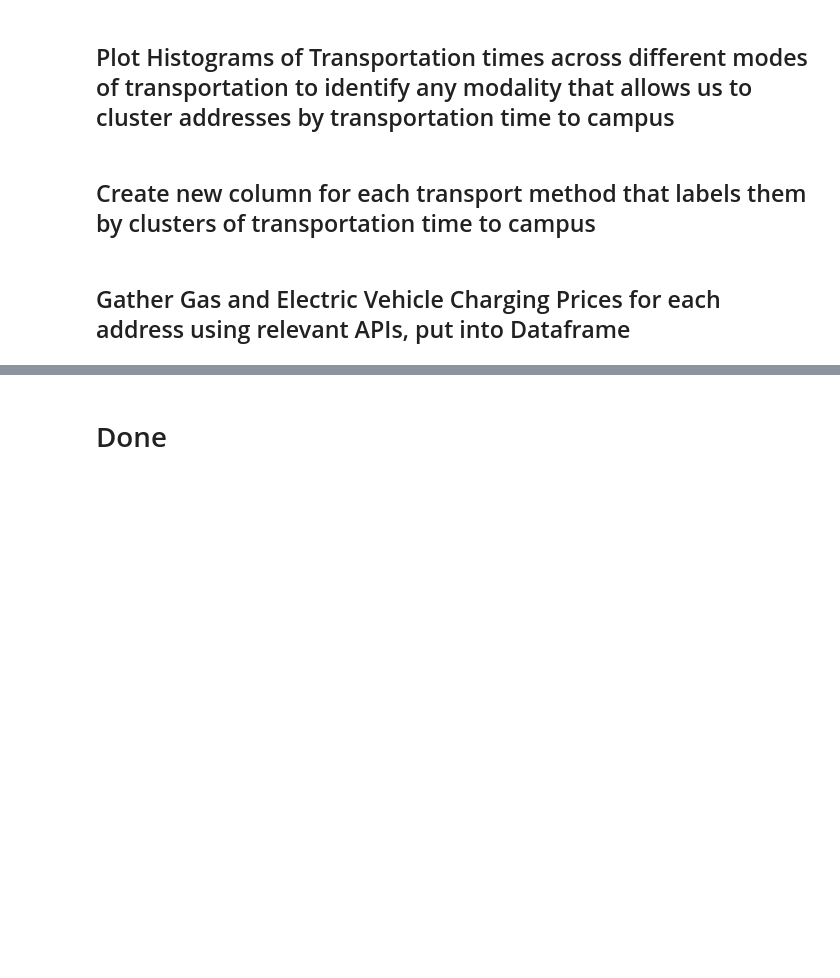
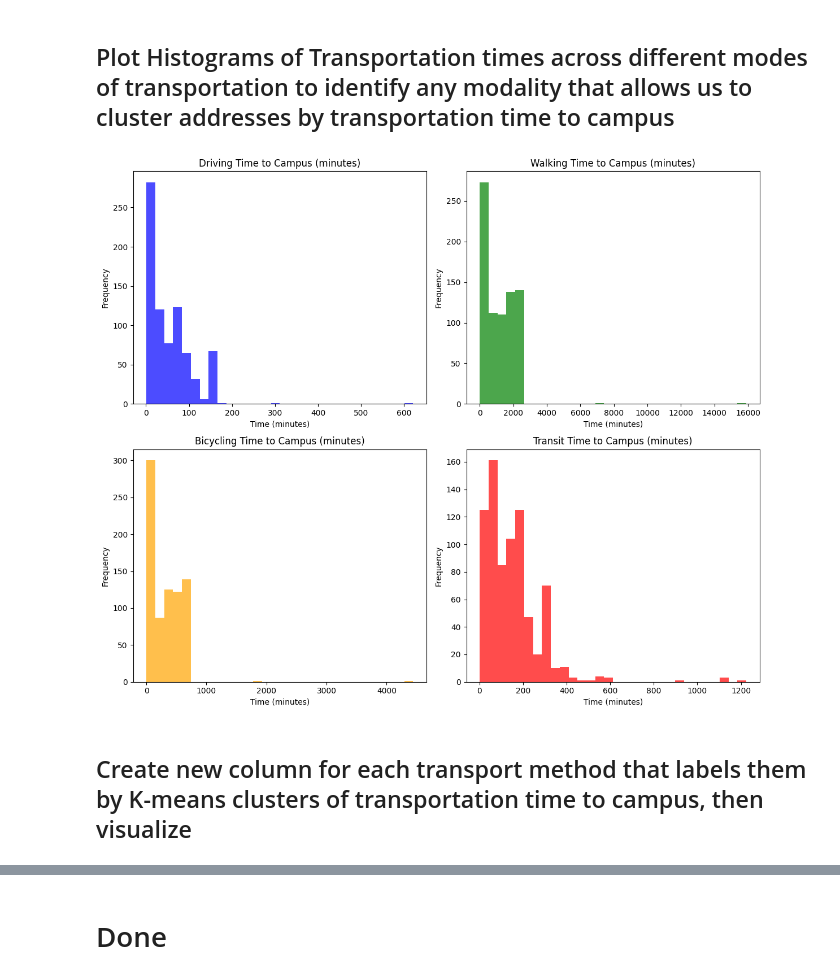
Before and after one commit to toritotony/311-projects, a Jupyter notebook: project2/data/pipeline/external_data_pipeline.ipynb, the cells around one changed output, grey strips where cells are left out. Saved outputs shown, nothing was run; the diff lists cells and outputs as text; code cells hidden in the pictures; blank space fills up the shorter version.

Commit message:
update to data cleaning page with grid of addresses with transport and cluster

```diff
--- a/project2/data/pipeline/external_data_pipeline.ipynb
+++ b/project2/data/pipeline/external_data_pipeline.ipynb
@@ -71,0 +72,2 @@ grid_df.to_csv('../clean_data/Grid_Data_01.csv', index=False)
+# %%
+grid_df = pd.read_csv('../clean_data/Grid_Data_01.csv')
@@ -71,0 +102,9 @@ grid_df.to_csv('../clean_data/Grid_Data_01.csv', index=False)
+# %%
+# convert hours to minutes and round to nearest integer
+
+grid_df['driving_time_to_campus'] = (grid_df['driving_time_to_campus'] * 60).round().astype(int)
+grid_df['walking_time_to_campus'] = (grid_df['walking_time_to_campus'] * 60).round().astype(int)
+grid_df['bicycling_time_to_campus'] = (grid_df['bicycling_time_to_campus'] * 60).round().astype(int)
+grid_df['transit_time_to_campus'] = (grid_df['transit_time_to_campus'] * 60).round().astype(int)
+
+grid_df.head()
@@ -72,6 +120,28 @@ grid_df.to_csv('../clean_data/Grid_Data_01.csv', index=False)
 # %% [markdown]
 ## Plot Histograms of Transportation times across different modes of transportation to identify any modality that allows us to cluster addresses by transportation time to campus
+# %%
+# plot histograms of transportation times on different axes to uncover any clustering patterns
+import matplotlib.pyplot as plt
+fig, axs = plt.subplots(2, 2, figsize=(12, 10))
+axs[0, 0].hist(grid_df['driving_time_to_campus'], bins=30, color='blue', alpha=0.7)
+axs[0, 0].set_title('Driving Time to Campus (minutes)')
+axs[0, 0].set_xlabel('Time (minutes)')
+axs[0, 0].set_ylabel('Frequency')
+axs[0, 1].hist(grid_df['walking_time_to_campus'], bins=30, color='green', alpha=0.7)
+axs[0, 1].set_title('Walking Time to Campus (minutes)')
+axs[0, 1].set_xlabel('Time (minutes)')
+axs[0, 1].set_ylabel('Frequency')
+axs[1, 0].hist(grid_df['bicycling_time_to_campus'], bins=30, color='orange', alpha=0.7)
+axs[1, 0].set_title('Bicycling Time to Campus (minutes)')
+axs[1, 0].set_xlabel('Time (minutes)')
+axs[1, 0].set_ylabel('Frequency')
+axs[1, 1].hist(grid_df['transit_time_to_campus'], bins=30, color='red', alpha=0.7)
+axs[1, 1].set_title('Transit Time to Campus (minutes)')
+axs[1, 1].set_xlabel('Time (minutes)')
+axs[1, 1].set_ylabel('Frequency')
+plt.tight_layout()
+plt.show()
+# %% [output]
+[figure, added]
 # %% [markdown]
-## Create new column for each transport method that labels them by clusters of transportation time to campus
+## Create new column for each transport method that labels them by K-means clusters of transportation time to campus, then visualize
-# %% [markdown]
-## Gather Gas and Electric Vehicle Charging Prices for each address using relevant APIs, put into Dataframe
```
Also changed, not shown: parts of 9 cells of this notebook, 22 other files.
